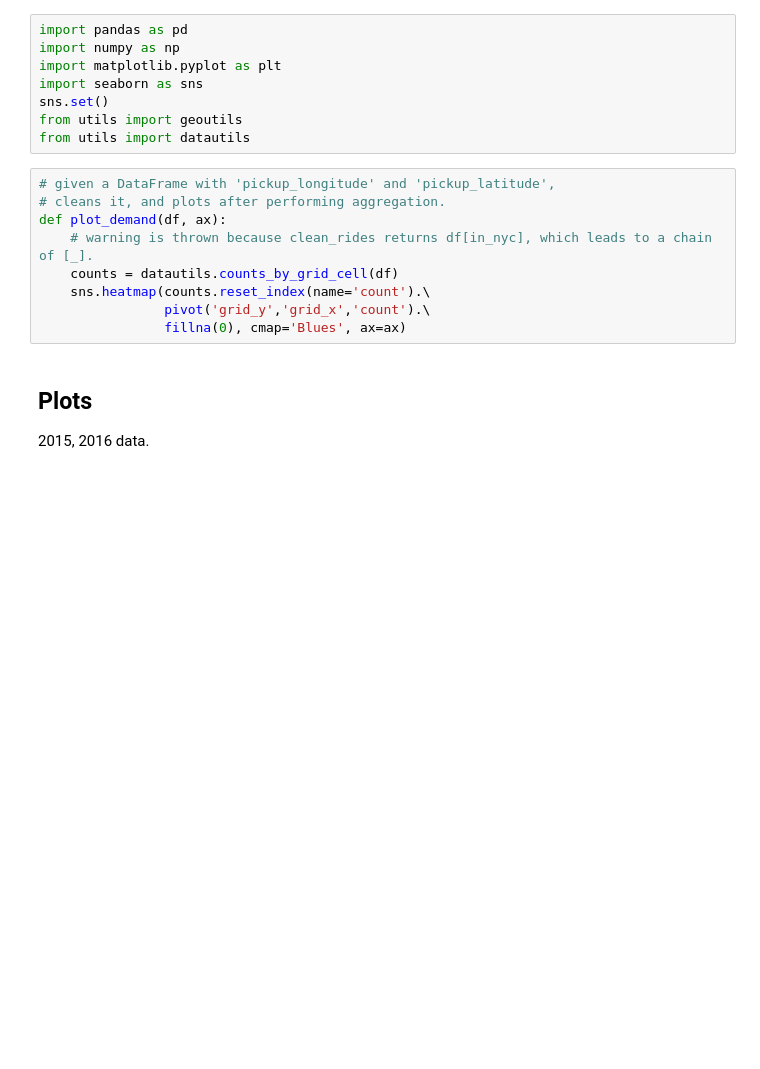
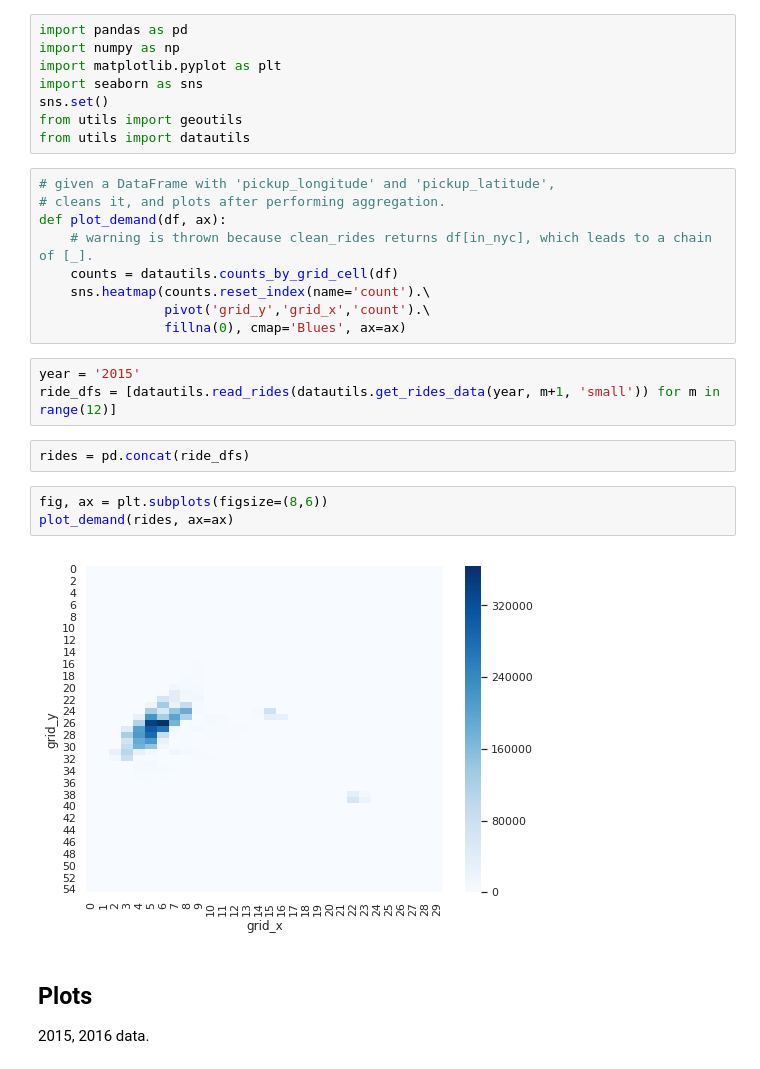
Before and after one commit to atkm/taxi-demand-prediction, a Jupyter notebook: Demand Visualization.ipynb, the cells around one changed output. Saved outputs shown, nothing was run; the diff lists cells and outputs as text; blank space fills up the shorter version.

```diff
--- a/Demand Visualization.ipynb
+++ b/Demand Visualization.ipynb
@@ -24,6 +24,16 @@ def plot_demand(df, ax):
     sns.heatmap(counts.reset_index(name='count').\
                 pivot('grid_y','grid_x','count').\
                 fillna(0), cmap='Blues', ax=ax)
+# %%
+year = '2015'
+ride_dfs = [datautils.read_rides(datautils.get_rides_data(year, m+1, 'small')) for m in range(12)]
+# %%
+rides = pd.concat(ride_dfs)
+# %%
+fig, ax = plt.subplots(figsize=(8,6))
+plot_demand(rides, ax=ax)
+# %% [output]
+[figure, added]
 # %% [markdown]
 ## Plots
 2015, 2016 data.
```
Also changed, not shown: 3 other files.
